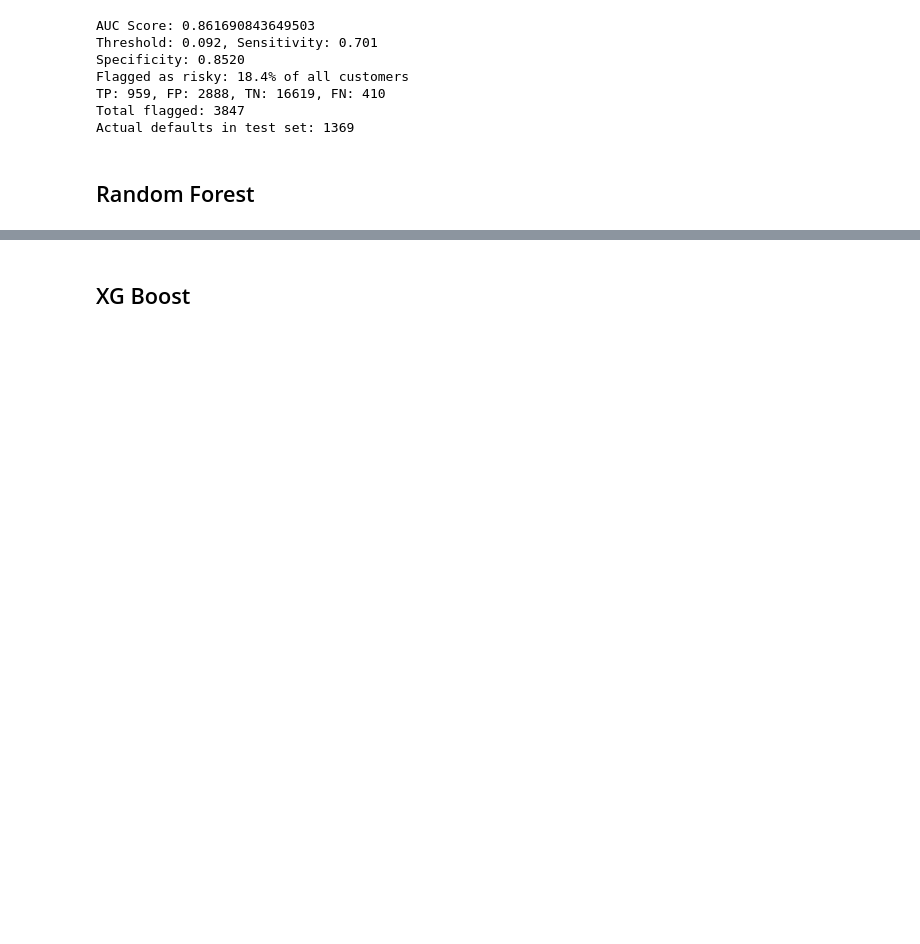
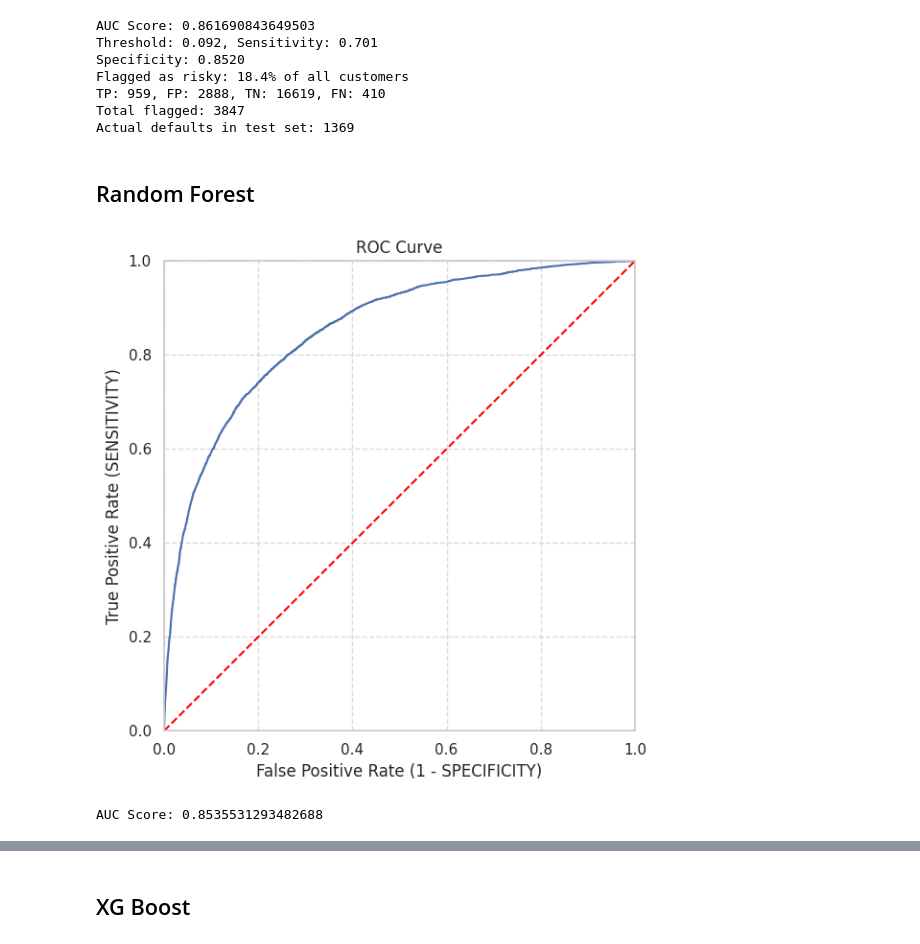
Before and after one commit to giuliacavoletti/NAML_project, a Jupyter notebook: src/GiveMeSomeCredit_logisticreg.ipynb, the cells around one changed output, grey strips where cells are left out. Cells and saved outputs as stored; diff of their text form; code cells hidden in the pictures; blank space fills up the shorter version.

```diff
--- a/src/GiveMeSomeCredit_logisticreg.ipynb
+++ b/src/GiveMeSomeCredit_logisticreg.ipynb
@@ -562,11 +586,14 @@ Actual defaults in test set: 1369
 # %% [markdown]
 ## Random Forest
 # %%
-clf = RandomForestClassifier(random_state=123, max_depth=3, n_estimators=300, class_weight='balanced')
-clf.fit(X_train_scaled, y_train)
-clf_scores_proba = clf.predict_proba(X_train_scaled)
+cl_forest = RandomForestClassifier(random_state=123, max_depth=3, n_estimators=300, class_weight='balanced')
+cl_forest.fit(X_train_scaled, y_train)
+clf_scores_proba = cl_forest.predict_proba(X_train_scaled)
 clf_preds = clf_scores_proba[:, 1]
 fpr, tpr, thresh = roc_curve(y_train, clf_preds)
 plot_roc_curve(fpr,tpr)
 print('AUC Score:', (roc_auc_score(y_train, clf_preds)))
+# %% [output]
+[figure, added]
+AUC Score: 0.8535531293482688
 # %%
```
Also changed, not shown: parts of 18 cells of this notebook.
